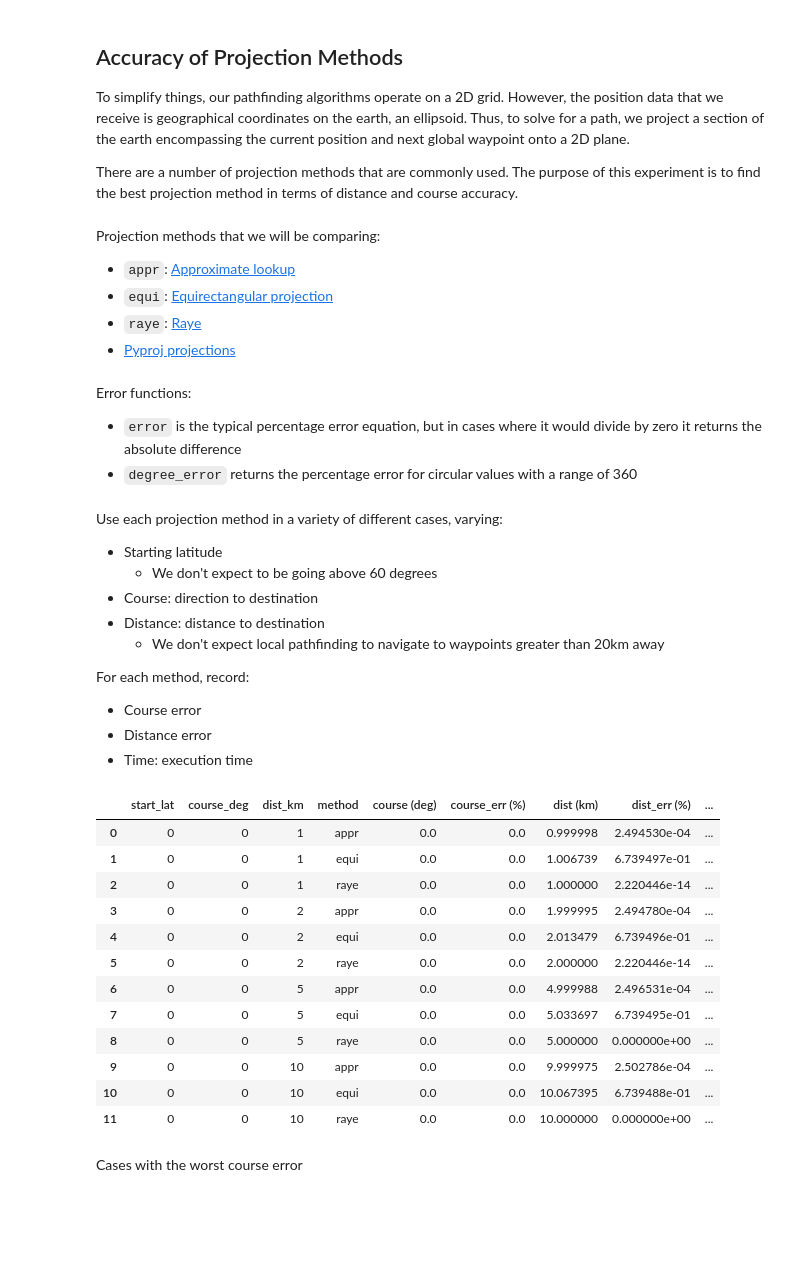
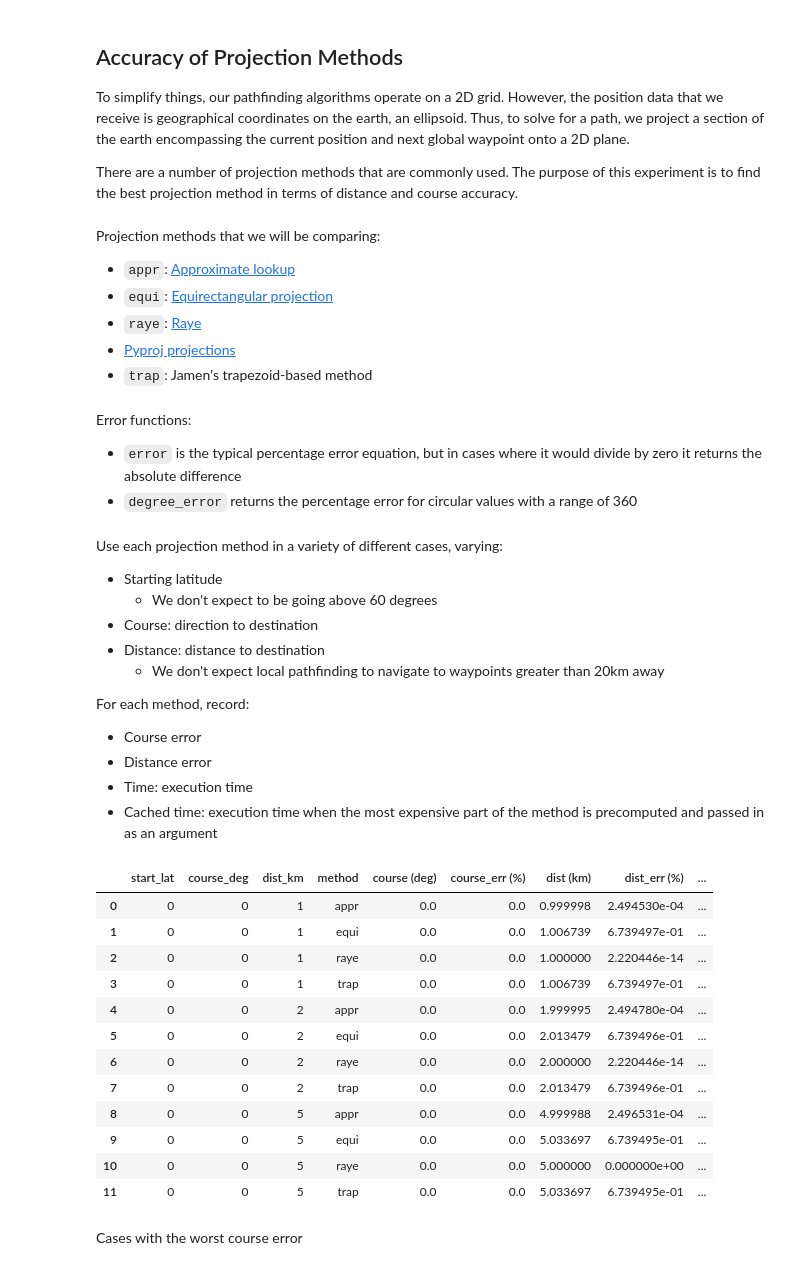
Before and after one commit to UBCSailbot/notebooks, a Jupyter notebook: local_pathfinding/coord_systems.ipynb, the cells around one changed output. Cells and saved outputs as stored; diff of their text form; code cells hidden in the pictures; blank space fills up the shorter version.

```diff
--- a/local_pathfinding/coord_systems.ipynb
+++ b/local_pathfinding/coord_systems.ipynb
@@ -115,6 +115,7 @@ Projection methods that we will be comparing:
 - `equi`: [Equirectangular projection](https://stackoverflow.com/a/16271669)
 - `raye`: [Raye](https://github.com/UBCSailbot/raye-local-pathfinding/blob/7e1d4ce903ac78a41580c76566e84313d11185ba/python/utilities.py#L117-L133)
 - [Pyproj projections](https://proj.org/en/9.2/operations/projections/index.html)
+- `trap`: Jamen's trapezoid-based method
 # %%
 def latlon2xy(
     proj: str,
@@ -130,6 +131,8 @@ def latlon2xy(
         xy = equi(reference, latlon, aspect_ratio)
     elif proj == "raye":
         xy = latlon_to_xy(latlon=latlon, reference=reference, geodesic=geodesic)
+    elif proj == "trap":
+        xy = trap(reference, latlon)
     else:
         xy = pyproj(proj, reference, latlon, p)
     return XY(*xy)
@@ -137,7 +140,7 @@ def latlon2xy(
 
 def appr(reference: LatLon, latlon: LatLon, aspect_ratio: float) -> Tuple[float, float]:
     if aspect_ratio is None:
-        aspect_ratio = np.cos(np.deg2rad(np.average((reference.latitude, latlon.latitude))))
+        aspect_ratio = math.cos(math.radians(np.average((reference.latitude, latlon.latitude))))
     lat_dif = latlon.latitude - reference.latitude
     lon_dif = latlon.longitude - reference.longitude
     lat2km = 110.574
@@ -149,11 +152,11 @@ def appr(reference: LatLon, latlon: LatLon, aspect_ratio: float) -> Tuple[float,
 
 def equi(reference: LatLon, latlon: LatLon, aspect_ratio: float) -> Tuple[float, float]:
     if aspect_ratio is None:
-        aspect_ratio = np.cos(np.deg2rad(np.average((reference.latitude, latlon.latitude))))
+        aspect_ratio = math.cos(math.radians(np.average((reference.latitude, latlon.latitude))))
     lat_dif = latlon.latitude - reference.latitude
     lon_dif = latlon.longitude - reference.longitude
-    x = EARTH_RADIUS_KM * np.deg2rad(lon_dif) * aspect_ratio
-    y = EARTH_RADIUS_KM * np.deg2rad(lat_dif)
+    x = EARTH_RADIUS_KM * math.radians(lon_dif) * aspect_ratio
+    y = EARTH_RADIUS_KM * math.radians(lat_dif)
     return x, y
 
 
@@ -188,6 +191,33 @@ def pyproj(proj: str, reference: LatLon, latlon: LatLon, p: Proj) -> Tuple[float
     start_xy = p(reference.longitude, reference.latitude)
     dest_xy = p(latlon.longitude, latlon.latitude)
     return np.subtract(dest_xy, start_xy)
+
+
+def trap(latlon: LatLon, reference: LatLon) -> Tuple[float, float]:
+    northLat = max(latlon.latitude, reference.latitude)
+    southLat = min(latlon.latitude, reference.latitude)
+
+    km_per_degree = 2 * math.pi * EARTH_RADIUS_KM / 360.0
+
+    w_side_len = km_per_degree * (northLat - southLat)
+    n_side_len = (
+        km_per_degree
+        * math.cos(math.radians(northLat))
+        * math.fabs(latlon.longitude - reference.longitude)
+    )
+    s_side_len = (
+        km_per_degree
+        * math.cos(math.radians(southLat))
+        * math.fabs(latlon.longitude - reference.longitude)
+    )
+
+    distance = math.sqrt((n_side_len**2 + s_side_len**2) / 2 + w_side_len**2)
+    theta = math.atan2(
+        math.sqrt(w_side_len**2 + ((s_side_len - n_side_len) / 2) ** 2),
+        (n_side_len + s_side_len) / 2,
+    )
+
+    return (distance * math.cos(theta)), (distance * math.sin(theta))
 # %% [markdown]
 Error functions:
 - `error` is the typical percentage error equation, but in cases where it would divide by zero
@@ -217,6 +247,7 @@ For each method, record:
 - Course error
 - Distance error
 - Time: execution time
+- Cached time: execution time when the most expensive part of the method is precomputed and passed in as an argument
 # %%
 df = []
 
@@ -233,7 +264,7 @@ for start_lat in [0, 15, 30, 45, 60]:
             )
             dest = LatLon(latitude=dest_lat, longitude=dest_lon)
 
-            for method in ["appr", "equi", "raye"]:
+            for method in ["appr", "equi", "raye", "trap"]:
                 x, y = latlon2xy(proj=method, reference=start, latlon=dest)
                 course_proj = cartesian_to_true_bearing(np.rad2deg(np.arctan2(y, x)))
                 course_err = degree_error(expected=course_deg, observed=course_proj)
@@ -258,6 +289,8 @@ for start_lat in [0, 15, 30, 45, 60]:
                         ),
                         number=100,
                     )
+                elif method == "trap":
+                    time_proj_cached = time_proj  # not cached
                 else:
                     p = Proj(
                         proj=method,
@@ -266,42 +299,42 @@ for start_lat in [0, 15, 30, 45, 60]:
                         ellps="WGS84",
                         units="km",
                     )
                     time_proj_cached = timeit.timeit(
                         lambda: latlon2xy(proj=method, reference=start, latlon=dest, p=p),
                         number=100,
                     )
 
                 df.append(
                     {
                         "start_lat": start_lat,
                         "course_deg": course_deg,
                         "dist_km": dist_km,
                         "method": method,
                         "course (deg)": course_proj,
                         "course_err (%)": course_err,
                         "dist (km)": dist_proj,
                         "dist_err (%)": dist_err,
                         "time (s)": time_proj,
                         "cached time (s)": time_proj_cached,
                     },
                 ),
 
 df = pd.DataFrame(df)
 df.head(12)
 # %% [output]
 |  | start_lat | course_deg | dist_km | method | course (deg) | course_err (%) | dist (km) | dist_err (%) | ... |
 | 0 | 0 | 0 | 1 | appr | 0.0 | 0.0 | 0.999998 | 2.494530e-04 | ... |
 | 1 | 0 | 0 | 1 | equi | 0.0 | 0.0 | 1.006739 | 6.739497e-01 | ... |
 | 2 | 0 | 0 | 1 | raye | 0.0 | 0.0 | 1.000000 | 2.220446e-14 | ... |
-| 3 | 0 | 0 | 2 | appr | 0.0 | 0.0 | 1.999995 | 2.494780e-04 | ... |
-| 4 | 0 | 0 | 2 | equi | 0.0 | 0.0 | 2.013479 | 6.739496e-01 | ... |
-| 5 | 0 | 0 | 2 | raye | 0.0 | 0.0 | 2.000000 | 2.220446e-14 | ... |
-| 6 | 0 | 0 | 5 | appr | 0.0 | 0.0 | 4.999988 | 2.496531e-04 | ... |
-| 7 | 0 | 0 | 5 | equi | 0.0 | 0.0 | 5.033697 | 6.739495e-01 | ... |
-| 8 | 0 | 0 | 5 | raye | 0.0 | 0.0 | 5.000000 | 0.000000e+00 | ... |
-| 9 | 0 | 0 | 10 | appr | 0.0 | 0.0 | 9.999975 | 2.502786e-04 | ... |
-| 10 | 0 | 0 | 10 | equi | 0.0 | 0.0 | 10.067395 | 6.739488e-01 | ... |
-| 11 | 0 | 0 | 10 | raye | 0.0 | 0.0 | 10.000000 | 0.000000e+00 | ... |
+| 3 | 0 | 0 | 1 | trap | 0.0 | 0.0 | 1.006739 | 6.739497e-01 | ... |
+| 4 | 0 | 0 | 2 | appr | 0.0 | 0.0 | 1.999995 | 2.494780e-04 | ... |
+| 5 | 0 | 0 | 2 | equi | 0.0 | 0.0 | 2.013479 | 6.739496e-01 | ... |
+| 6 | 0 | 0 | 2 | raye | 0.0 | 0.0 | 2.000000 | 2.220446e-14 | ... |
+| 7 | 0 | 0 | 2 | trap | 0.0 | 0.0 | 2.013479 | 6.739496e-01 | ... |
+| 8 | 0 | 0 | 5 | appr | 0.0 | 0.0 | 4.999988 | 2.496531e-04 | ... |
+| 9 | 0 | 0 | 5 | equi | 0.0 | 0.0 | 5.033697 | 6.739495e-01 | ... |
+| 10 | 0 | 0 | 5 | raye | 0.0 | 0.0 | 5.000000 | 0.000000e+00 | ... |
+| 11 | 0 | 0 | 5 | trap | 0.0 | 0.0 | 5.033697 | 6.739495e-01 | ... |
 # %% [markdown]
 Cases with the worst course error
 # %%
```
Also changed, not shown: parts of 6 cells of this notebook.
